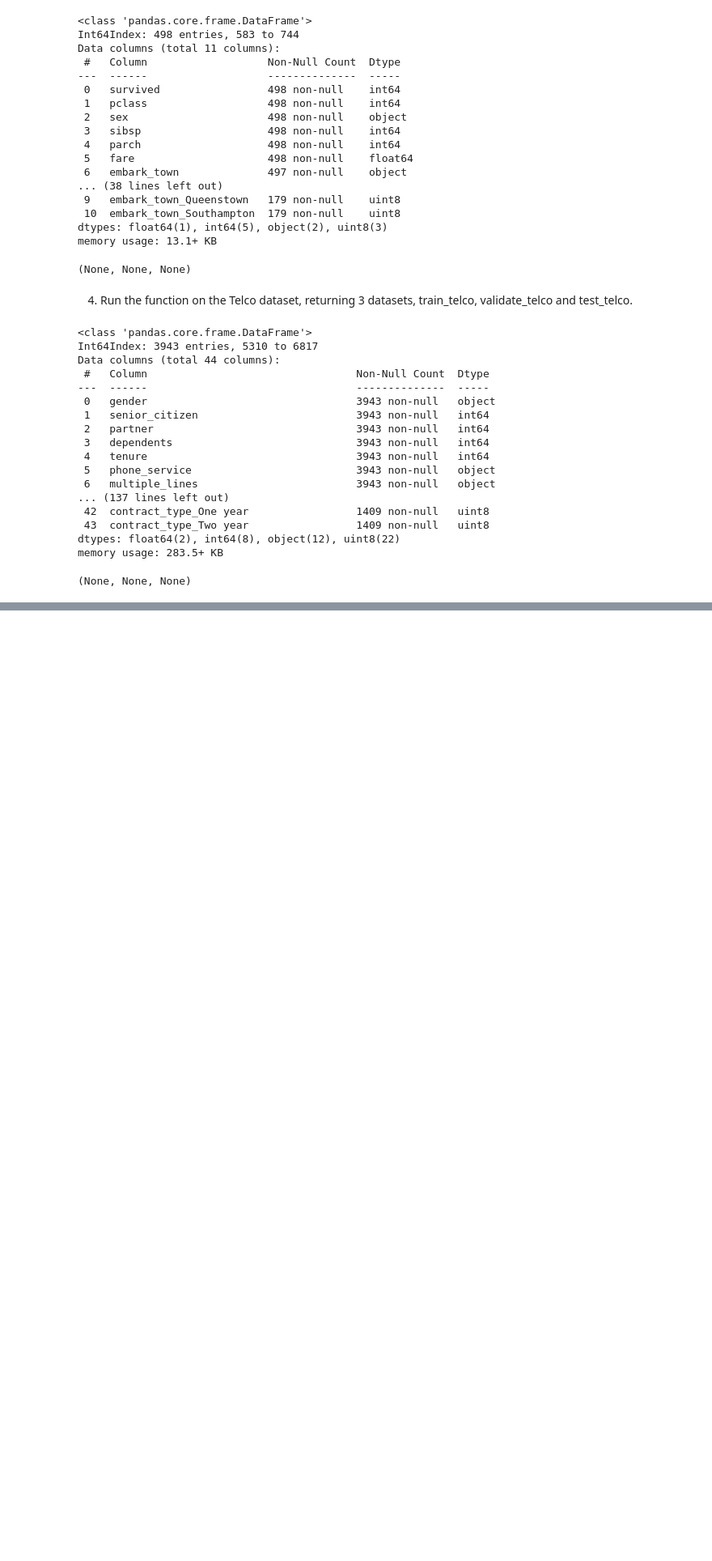
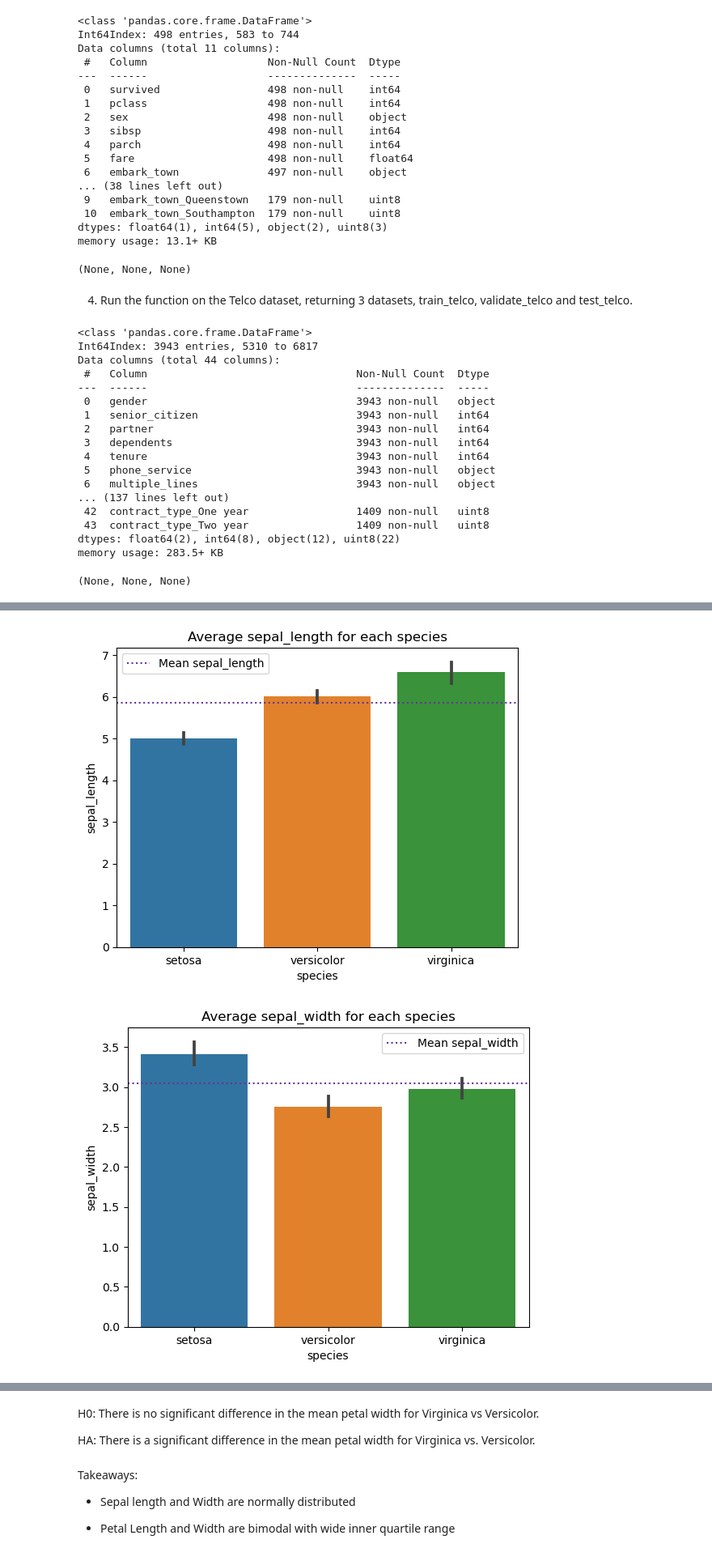
Before and after one commit to JoshuaHolt-Tech/classification-exercises, a Jupyter notebook: classification_exercises.ipynb, the cells around one changed output, grey strips where cells are left out. Shown at 81% size. Saved outputs shown, nothing was run; the diff lists cells and outputs as text; code cells hidden in the pictures; blank space fills up the shorter version.

```diff
--- a/classification_exercises.ipynb
+++ b/classification_exercises.ipynb
@@ -613,7 +617,7 @@ Index(['Unnamed: 0', 'payment_type_id', 'internet_service_type_id',
 # %% [markdown]
 2. Drop any unnecessary, unhelpful, or duplicated columns. This could mean dropping foreign key columns but keeping the corresponding string values, for example.
 # %%
-cols_to_drop = ['Unnamed: 0', 'customer_id', 'payment_type_id', 'internet_service_type_id', 'contract_type_id', 'customer_id']
+cols_to_drop = ['customer_id', 'payment_type_id', 'internet_service_type_id', 'contract_type_id', 'customer_id']
 # %%
 telco_df.drop(columns=cols_to_drop, inplace = True)
 # %% [markdown]
@@ -802,0 +967,14 @@ memory usage: 283.5+ KB
+# %%
+for col in num_cols:
+    sns.barplot(x='species', y=col, data=train_iris)
+    plt.title(f'Average {col} for each species')
+    overall_mean = train_iris[col].mean()
+    plt.axhline(overall_mean, label=f'Mean {col}',
+                color='rebeccapurple', linestyle='dotted')
+    plt.legend()
+    plt.show()
+
+train_iris.groupby('species').describe().T
+# %% [output]
+[figure, added]
+[figure, added]
@@ -802,0 +1002,10 @@ memory usage: 283.5+ KB
+# %% [markdown]
+H0: There is no significant difference in the mean petal width for Virginica vs Versicolor.
+
+HA: There is a significant difference in the mean petal width for Virginica vs. Versicolor.
+# %% [markdown]
+Takeaways:
+
+- Sepal length and Width are normally distributed
+
+- Petal Length and Width are bimodal with wide inner quartile range
```
Also changed, not shown: parts of 71 cells of this notebook, 2 other files.
